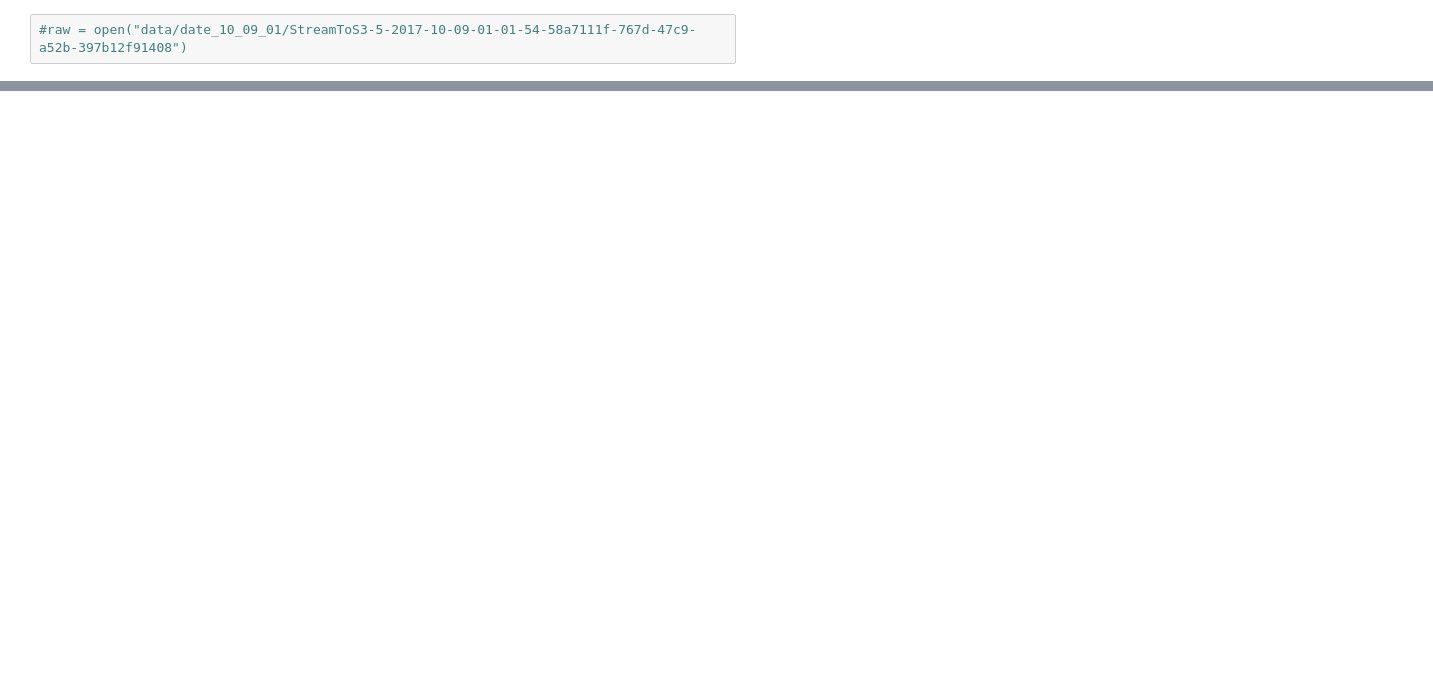
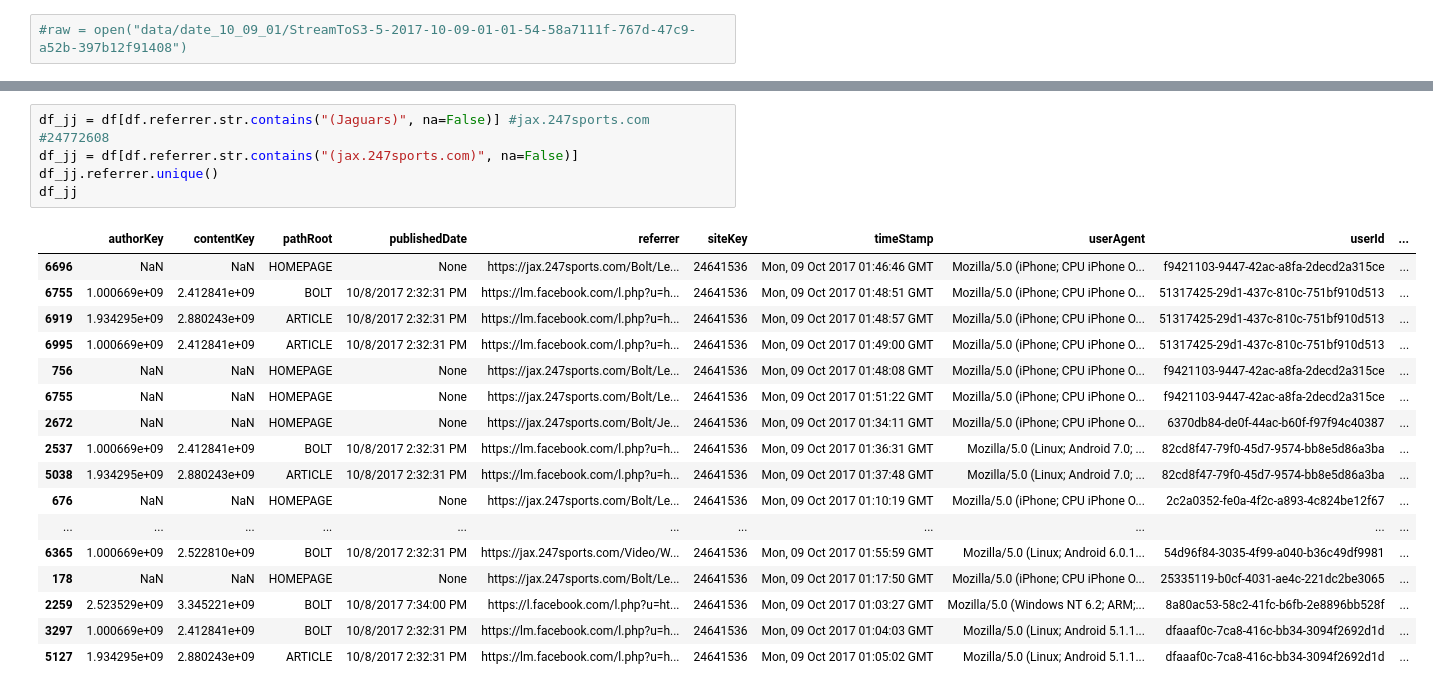
Before and after one commit to smitamisra/247_decode_teams, a Jupyter notebook: new try.ipynb, the cells around one changed output, grey strips where cells are left out. Saved outputs shown, nothing was run; the diff lists cells and outputs as text; blank space fills up the shorter version.

```diff
--- a/new try.ipynb
+++ b/new try.ipynb
@@ -53,0 +140,23 @@ hi hello
+# %%
+df_jj = df[df.referrer.str.contains("(Jaguars)", na=False)] #jax.247sports.com #24772608
+df_jj = df[df.referrer.str.contains("(jax.247sports.com)", na=False)]
+df_jj.referrer.unique()
+df_jj
+# %% [output]
+|  | authorKey | contentKey | pathRoot | publishedDate | referrer | siteKey | timeStamp | userAgent | userId | ... |
+| 6696 | NaN | NaN | HOMEPAGE | None | https://jax.247sports.com/Bolt/Le... | 24641536 | Mon, 09 Oct 2017 01:46:46 GMT | Mozilla/5.0 (iPhone; CPU iPhone O... | f9421103-9447-42ac-a8fa-2decd2a315ce | ... |
+| 6755 | 1.000669e+09 | 2.412841e+09 | BOLT | 10/8/2017 2:32:31 PM | https://lm.facebook.com/l.php?u=h... | 24641536 | Mon, 09 Oct 2017 01:48:51 GMT | Mozilla/5.0 (iPhone; CPU iPhone O... | 51317425-29d1-437c-810c-751bf910d513 | ... |
+| 6919 | 1.934295e+09 | 2.880243e+09 | ARTICLE | 10/8/2017 2:32:31 PM | https://lm.facebook.com/l.php?u=h... | 24641536 | Mon, 09 Oct 2017 01:48:57 GMT | Mozilla/5.0 (iPhone; CPU iPhone O... | 51317425-29d1-437c-810c-751bf910d513 | ... |
+| 6995 | 1.000669e+09 | 2.412841e+09 | ARTICLE | 10/8/2017 2:32:31 PM | https://lm.facebook.com/l.php?u=h... | 24641536 | Mon, 09 Oct 2017 01:49:00 GMT | Mozilla/5.0 (iPhone; CPU iPhone O... | 51317425-29d1-437c-810c-751bf910d513 | ... |
+| 756 | NaN | NaN | HOMEPAGE | None | https://jax.247sports.com/Bolt/Le... | 24641536 | Mon, 09 Oct 2017 01:48:08 GMT | Mozilla/5.0 (iPhone; CPU iPhone O... | f9421103-9447-42ac-a8fa-2decd2a315ce | ... |
+| 6755 | NaN | NaN | HOMEPAGE | None | https://jax.247sports.com/Bolt/Le... | 24641536 | Mon, 09 Oct 2017 01:51:22 GMT | Mozilla/5.0 (iPhone; CPU iPhone O... | f9421103-9447-42ac-a8fa-2decd2a315ce | ... |
+| 2672 | NaN | NaN | HOMEPAGE | None | https://jax.247sports.com/Bolt/Je... | 24641536 | Mon, 09 Oct 2017 01:34:11 GMT | Mozilla/5.0 (iPhone; CPU iPhone O... | 6370db84-de0f-44ac-b60f-f97f94c40387 | ... |
+| 2537 | 1.000669e+09 | 2.412841e+09 | BOLT | 10/8/2017 2:32:31 PM | https://lm.facebook.com/l.php?u=h... | 24641536 | Mon, 09 Oct 2017 01:36:31 GMT | Mozilla/5.0 (Linux; Android 7.0; ... | 82cd8f47-79f0-45d7-9574-bb8e5d86a3ba | ... |
+| 5038 | 1.934295e+09 | 2.880243e+09 | ARTICLE | 10/8/2017 2:32:31 PM | https://lm.facebook.com/l.php?u=h... | 24641536 | Mon, 09 Oct 2017 01:37:48 GMT | Mozilla/5.0 (Linux; Android 7.0; ... | 82cd8f47-79f0-45d7-9574-bb8e5d86a3ba | ... |
+| 676 | NaN | NaN | HOMEPAGE | None | https://jax.247sports.com/Bolt/Le... | 24641536 | Mon, 09 Oct 2017 01:10:19 GMT | Mozilla/5.0 (iPhone; CPU iPhone O... | 2c2a0352-fe0a-4f2c-a893-4c824be12f67 | ... |
+| ... | ... | ... | ... | ... | ... | ... | ... | ... | ... | ... |
+| 6365 | 1.000669e+09 | 2.522810e+09 | BOLT | 10/8/2017 2:32:31 PM | https://jax.247sports.com/Video/W... | 24641536 | Mon, 09 Oct 2017 01:55:59 GMT | Mozilla/5.0 (Linux; Android 6.0.1... | 54d96f84-3035-4f99-a040-b36c49df9981 | ... |
+| 178 | NaN | NaN | HOMEPAGE | None | https://jax.247sports.com/Bolt/Le... | 24641536 | Mon, 09 Oct 2017 01:17:50 GMT | Mozilla/5.0 (iPhone; CPU iPhone O... | 25335119-b0cf-4031-ae4c-221dc2be3065 | ... |
+| 2259 | 2.523529e+09 | 3.345221e+09 | BOLT | 10/8/2017 7:34:00 PM | https://l.facebook.com/l.php?u=ht... | 24641536 | Mon, 09 Oct 2017 01:03:27 GMT | Mozilla/5.0 (Windows NT 6.2; ARM;... | 8a80ac53-58c2-41fc-b6fb-2e8896bb528f | ... |
+| 3297 | 1.000669e+09 | 2.412841e+09 | BOLT | 10/8/2017 2:32:31 PM | https://lm.facebook.com/l.php?u=h... | 24641536 | Mon, 09 Oct 2017 01:04:03 GMT | Mozilla/5.0 (Linux; Android 5.1.1... | dfaaaf0c-7ca8-416c-bb34-3094f2692d1d | ... |
+| 5127 | 1.934295e+09 | 2.880243e+09 | ARTICLE | 10/8/2017 2:32:31 PM | https://lm.facebook.com/l.php?u=h... | 24641536 | Mon, 09 Oct 2017 01:05:02 GMT | Mozilla/5.0 (Linux; Android 5.1.1... | dfaaaf0c-7ca8-416c-bb34-3094f2692d1d | ... |
```
Also changed, not shown: parts of 20 cells of this notebook, 1 other file.
